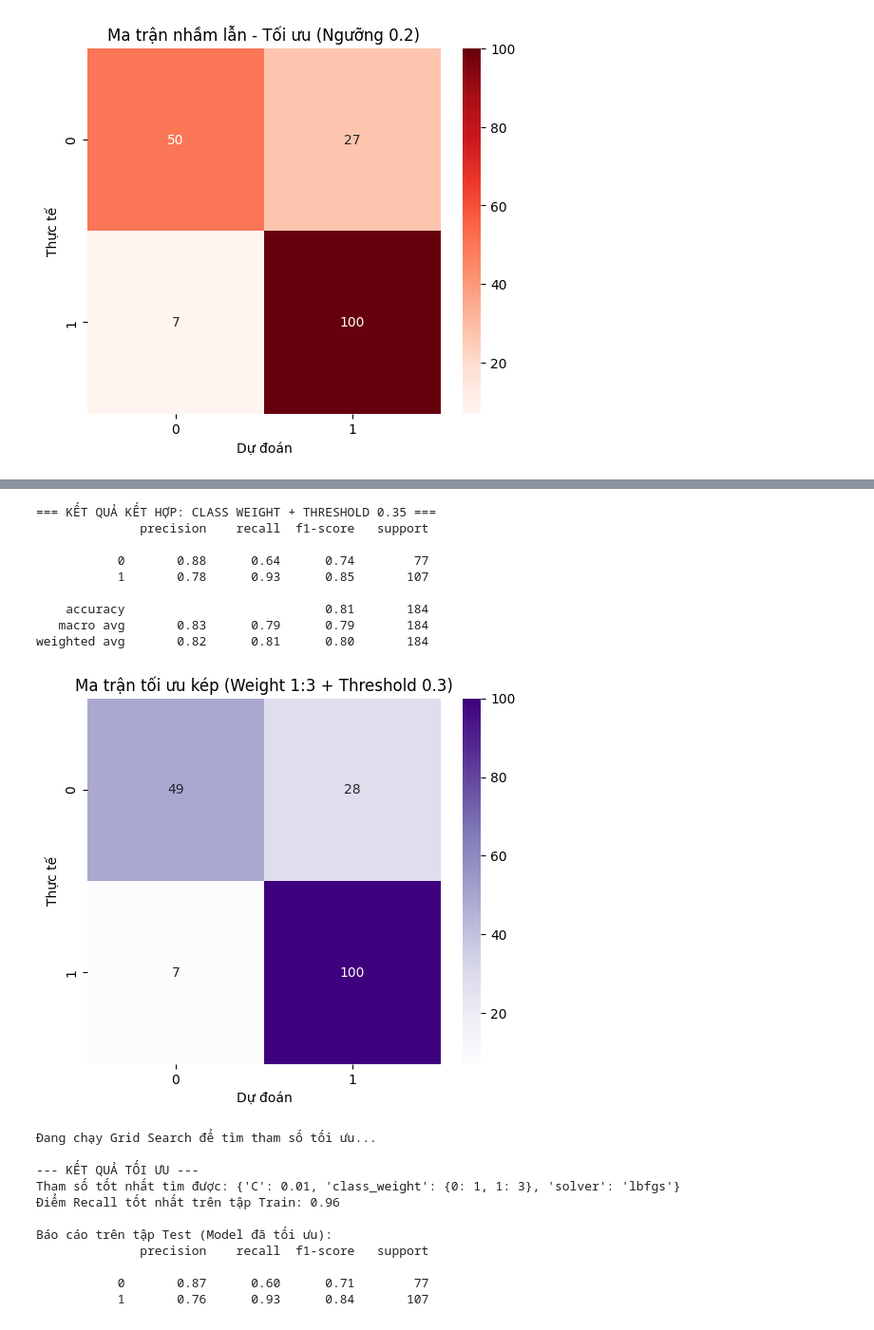
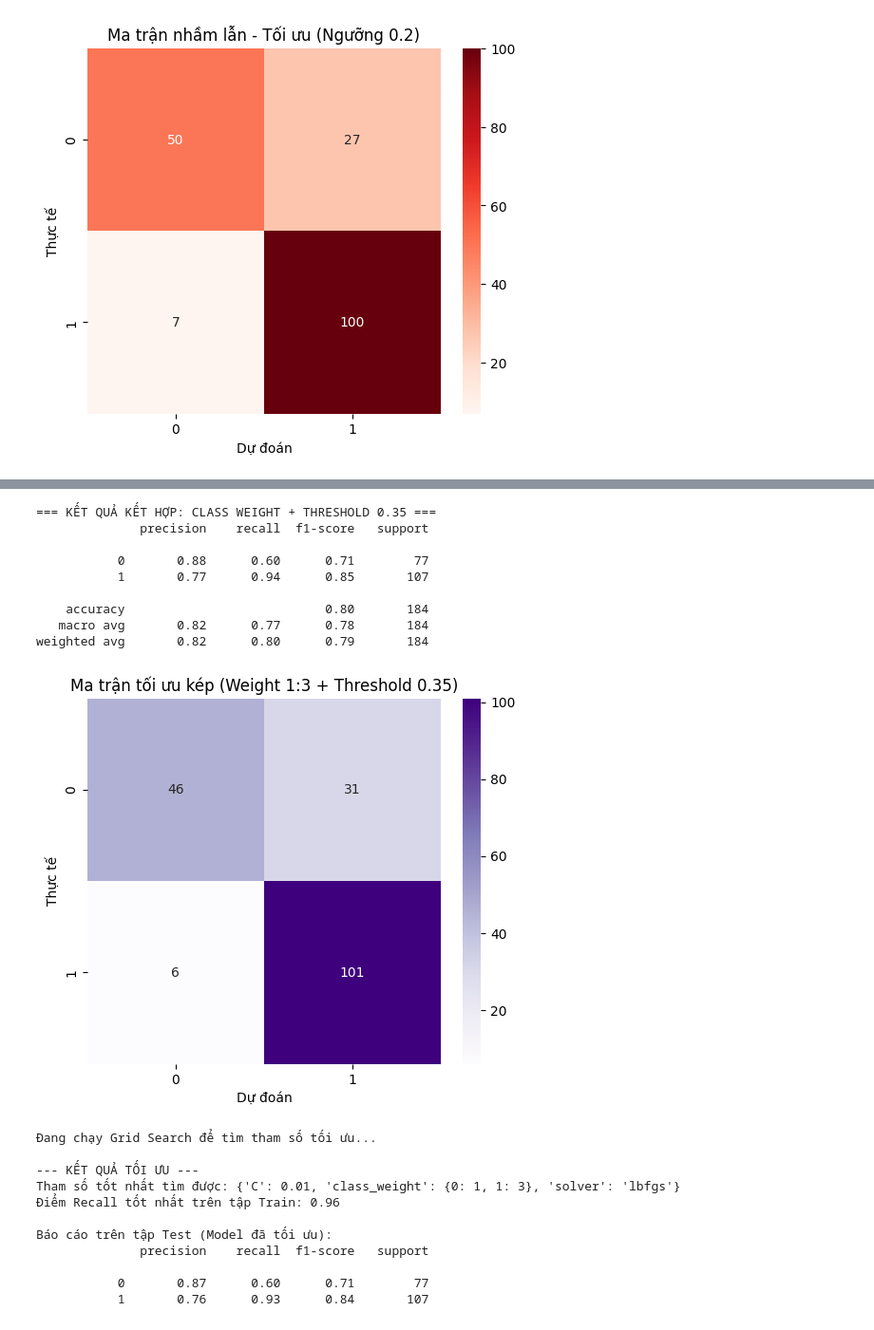
Before and after one commit to MaiKhoa0101/MLProject, a Jupyter notebook: main2.ipynb, the cells around one changed output, grey strips where cells are left out. Shown at 95% size. Cells and saved outputs as stored; diff of their text form; code cells hidden in the pictures.

```diff
--- a/main2.ipynb
+++ b/main2.ipynb
@@ -169,7 +169,7 @@ weighted avg       0.82      0.82      0.81       184
 # Định nghĩa trọng số: {0: 1, 1: 3}
 # Ý nghĩa: Bỏ sót 1 người bệnh (False Negative) bị phạt nặng bằng đoán sai 3 người khỏe.
 # Bạn có thể thử thay số 3 bằng 2, 4, 5 để xem Recall thay đổi thế nào.
-custom_weights = {0: 1, 1: 2}
+custom_weights = {0: 1, 1: 3}
 
 print(f"\n=== HUẤN LUYỆN LẠI VỚI TRỌNG SỐ {custom_weights} ===")
 
@@ -215,40 +215,40 @@ weighted avg       0.88      0.88      0.88       184
 # Chiến lược:
 # 1. Train model với trọng số {0: 1, 1: 3} để AI học cách sợ bỏ sót bệnh.
 # 2. Sau đó tiếp tục hạ ngưỡng xuống 0.35 để rà soát kỹ lần cuối.
 
 print(f"\n=== KẾT QUẢ KẾT HỢP: CLASS WEIGHT + THRESHOLD 0.35 ===")
 
 # 1. Lấy xác suất từ mô hình đã gán trọng số (model_weighted ở Bước 8)
 # Lưu ý: model_weighted đã được train với class_weight={0:1, 1:3}
 y_prob_weighted = model_weighted.predict_proba(X_test_scaled)[:, 1]
 
 # 2. Áp dụng ngưỡng mới trên mô hình này
-final_threshold = 0.3
+final_threshold = 0.35
 y_pred_combined = (y_prob_weighted >= final_threshold).astype(int)
 
 # 3. Đánh giá độ hiệu quả
 print(classification_report(y_test, y_pred_combined))
 
 # 4. Vẽ Confusion Matrix cuối cùng
 plt.figure(figsize=(6, 5))
 cm_combined = confusion_matrix(y_test, y_pred_combined)
 # Dùng màu Tím (Purples) cho phiên bản mạnh nhất
 sns.heatmap(cm_combined, annot=True, fmt='d', cmap='Purples')
 plt.title(f'Ma trận tối ưu kép (Weight 1:3 + Threshold {final_threshold})')
 plt.xlabel('Dự đoán')
 plt.ylabel('Thực tế')
 plt.show()
 # %% [output]
 === KẾT QUẢ KẾT HỢP: CLASS WEIGHT + THRESHOLD 0.35 ===
               precision    recall  f1-score   support
 
-           0       0.88      0.64      0.74        77
-           1       0.78      0.93      0.85       107
+           0       0.88      0.60      0.71        77
+           1       0.77      0.94      0.85       107
 
-    accuracy                           0.81       184
-   macro avg       0.83      0.79      0.79       184
-weighted avg       0.82      0.81      0.80       184
+    accuracy                           0.80       184
+   macro avg       0.82      0.77      0.78       184
+weighted avg       0.82      0.80      0.79       184
-[figure, old version]
+[figure, new version]
 # %%
 from sklearn.model_selection import GridSearchCV
 
```
Also changed, not shown: parts of 3 cells of this notebook, 1 other file.
